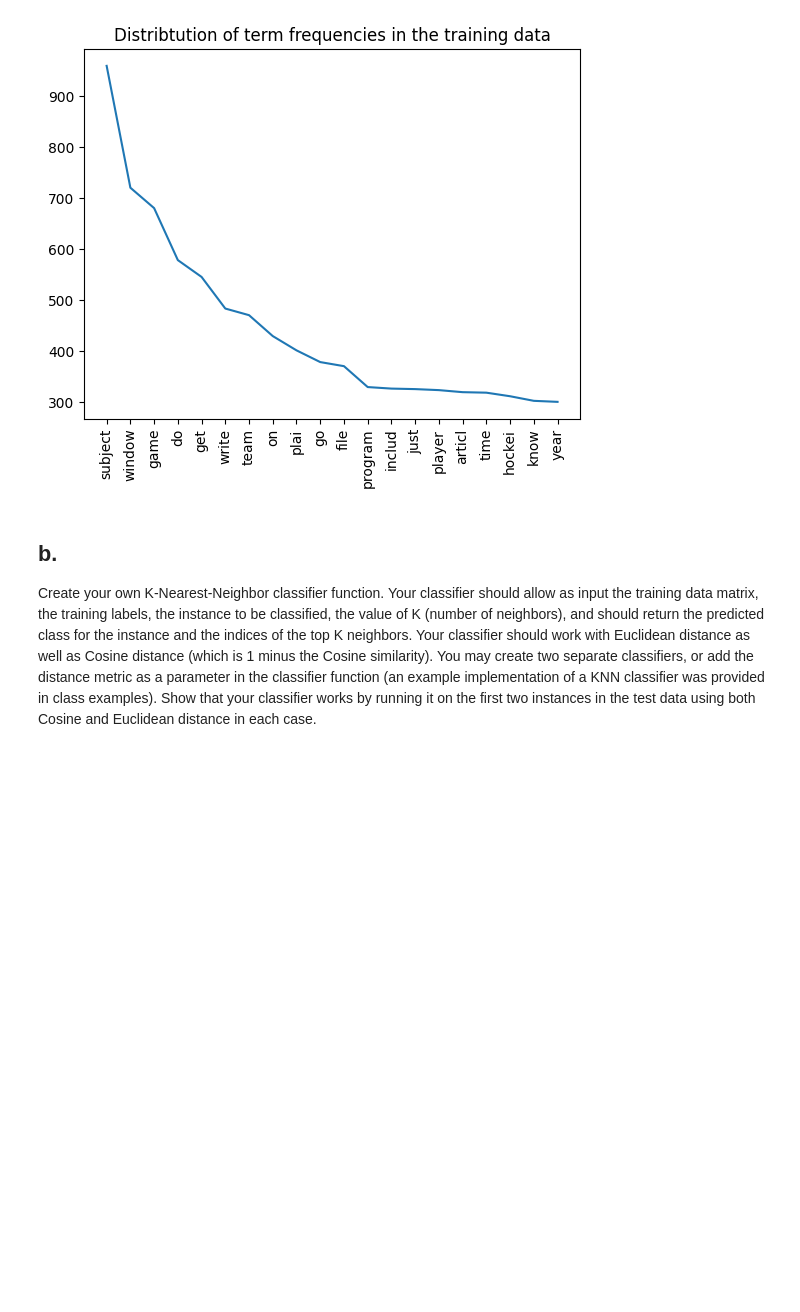
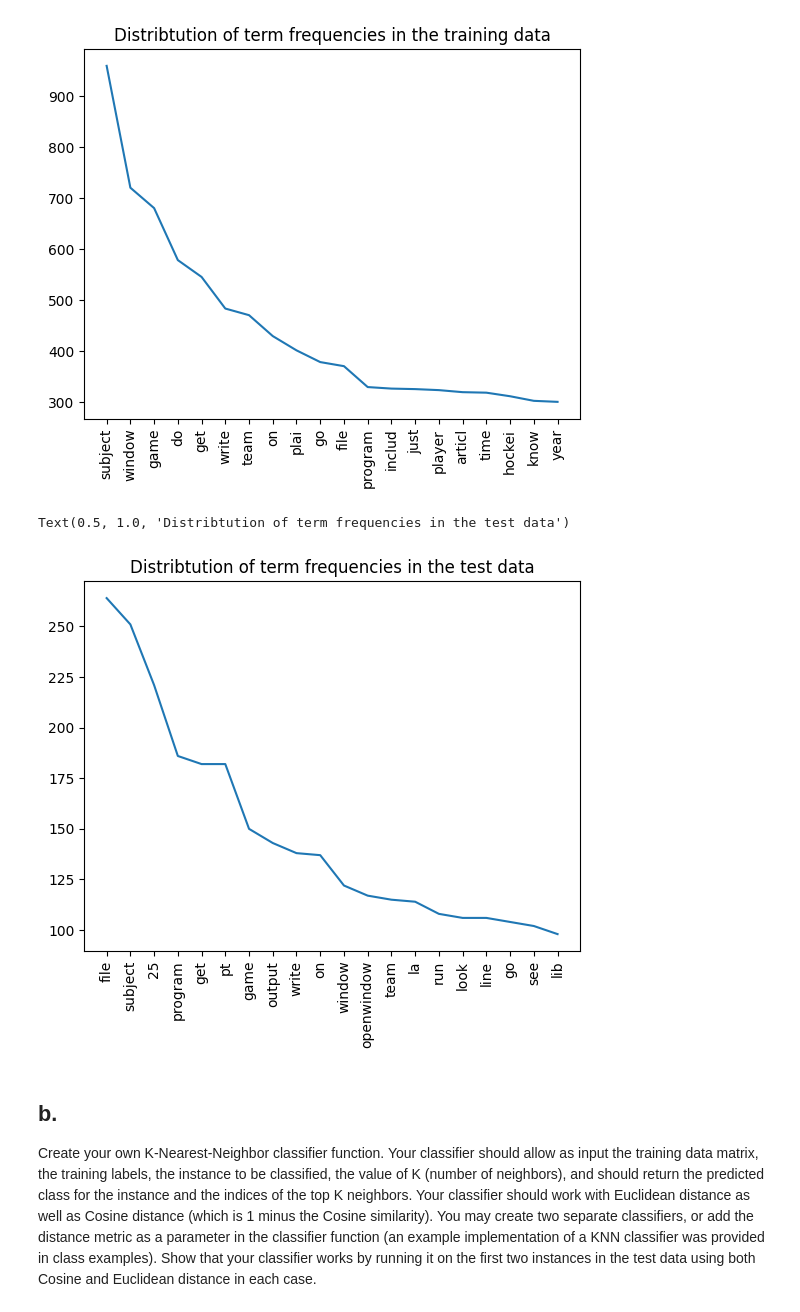
Before and after one commit to kushalnavghare/DSC-478_PRG_ML_APP, a Jupyter notebook: Assignment_2_DSC_478.ipynb, the cells around one changed output. Cells and saved outputs as stored; diff of their text form; code cells hidden in the pictures; blank space fills up the shorter version.

```diff
--- a/Assignment_2_DSC_478.ipynb
+++ b/Assignment_2_DSC_478.ipynb
@@ -73,8 +73,10 @@ raw_train_matrix.head()
 5 rows × 800 columns
 # %%
 # get top 20 terms occuring across all documents
-top_20_terms = raw_train_matrix.sum(axis=1).sort_values(0, ascending=False).head(20)
-print(top_20_terms)
+top_20_train_terms = raw_train_matrix.sum(axis=1).sort_values(0, ascending=False).head(20)
+top_20_test_terms = raw_test_matrix.sum(axis=1).sort_values(0, ascending=False).head(20)
+print(top_20_train_terms.head())
+print(top_20_test_terms.head())
 # %% [output]
 0
 subject    959.0
@@ -100,6 +99,13 @@ plt.title("Distribtution of term frequencies in the training data")
 # %% [output]
 Text(0.5, 1.0, 'Distribtution of term frequencies in the training data')
 [figure]
+# %%
+plt.plot(top_20_test_terms.index, sorted(top_20_test_terms, reverse=True))
+plt.xticks(rotation=90)
+plt.title("Distribtution of term frequencies in the test data")
+# %% [output]
+Text(0.5, 1.0, 'Distribtution of term frequencies in the test data')
+[figure, added]
 # %% [markdown]
 ## b.
 Create your own K-Nearest-Neighbor classifier function. Your classifier should allow as input the training data matrix, the training labels, the instance to be classified, the value of K (number of neighbors), and should return the predicted class for the instance and the indices of the top K neighbors. Your classifier should work with Euclidean distance as well as Cosine distance (which is 1 minus the Cosine similarity). You may create two separate classifiers, or add the distance metric as a parameter in the classifier function (an example implementation of a KNN classifier was provided in class examples). Show that your classifier works by running it on the first two instances in the test data using both Cosine and Euclidean distance in each case.
```
Also changed, not shown: parts of 4 cells of this notebook.
